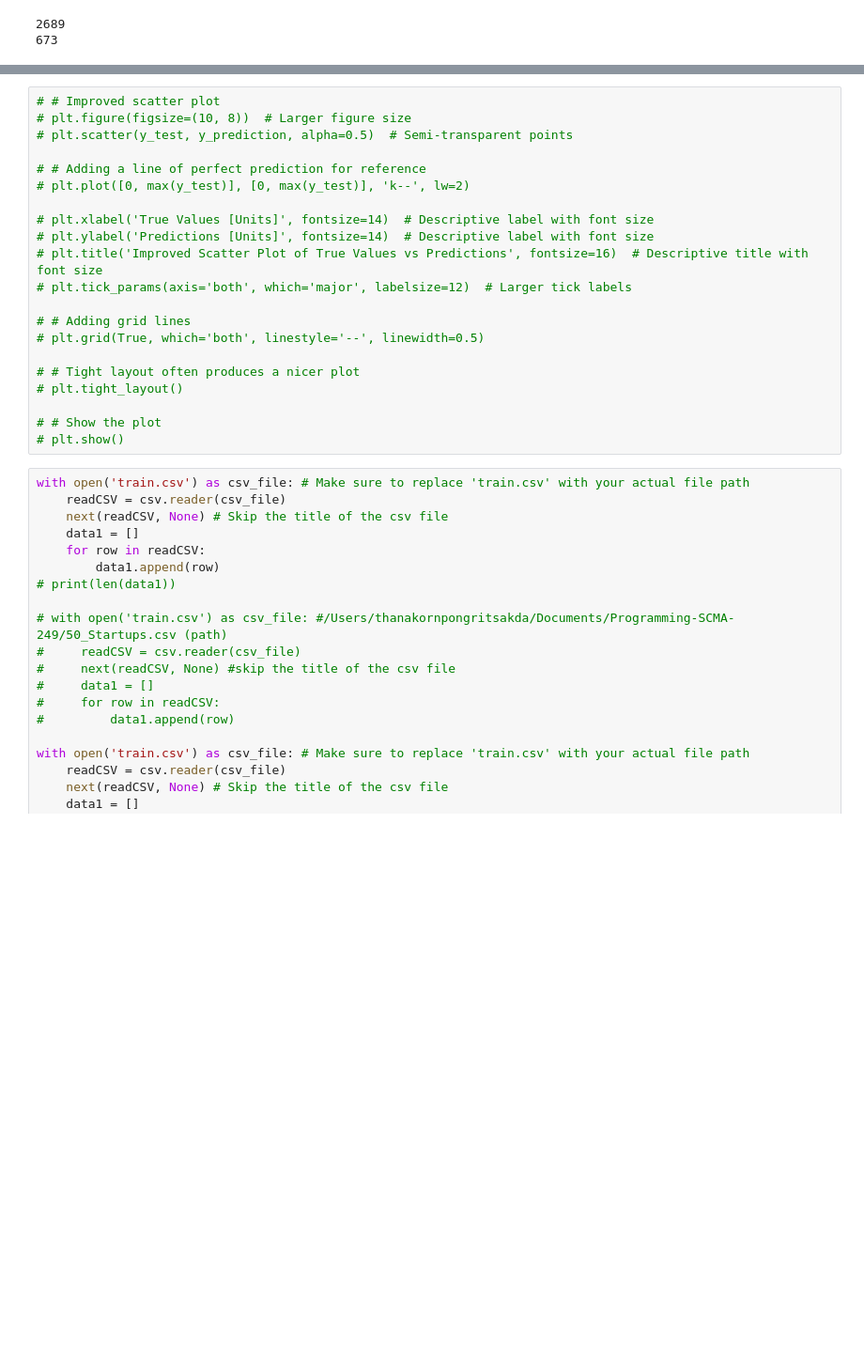
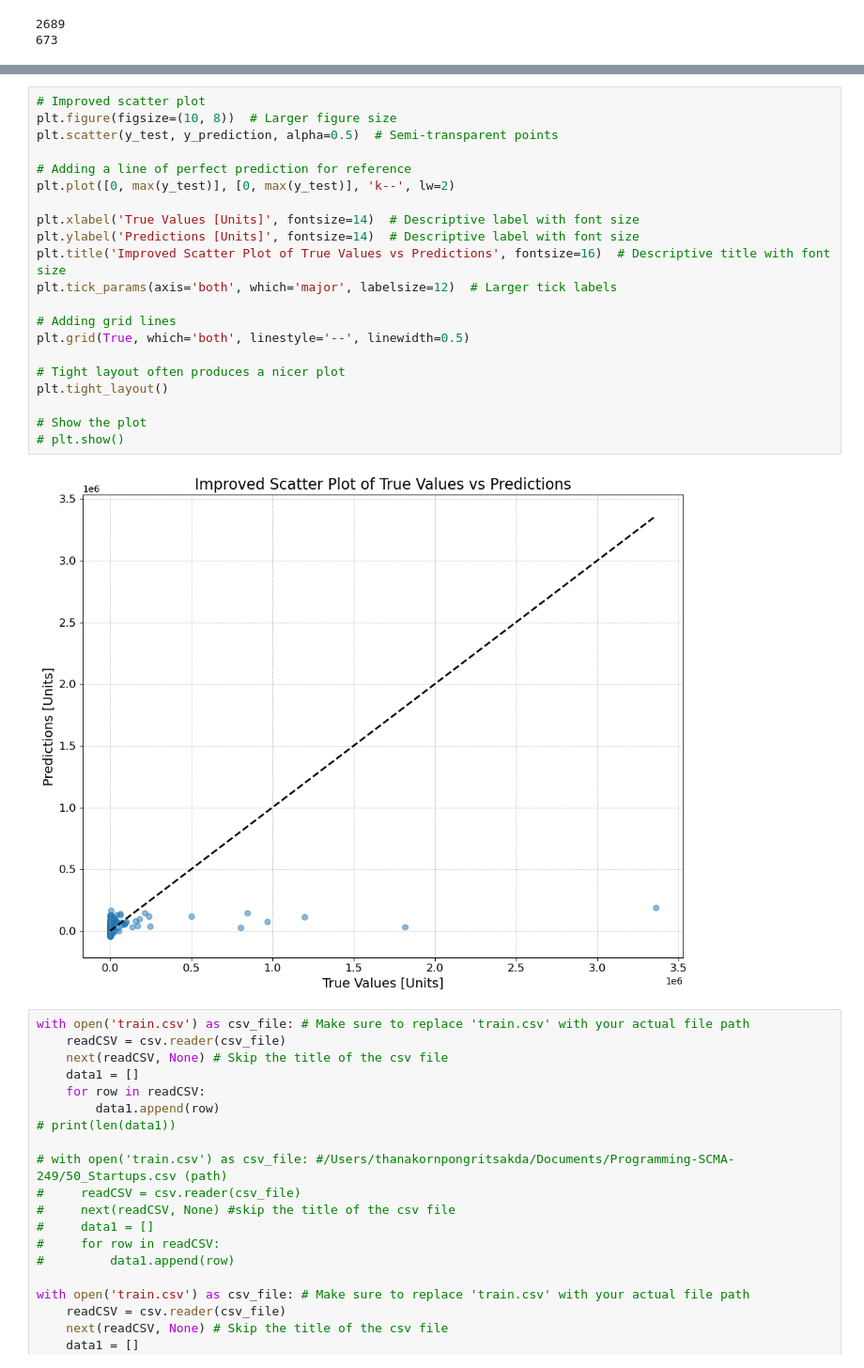
Before and after one commit to Thanakorn-p/Regression_Project, a Jupyter notebook: project.ipynb, the cells around one changed output, grey strips where cells are left out. Shown: that part at 94% size. Saved outputs shown, nothing was run; the diff lists cells and outputs as text; blank space fills up the shorter version.

```diff
--- a/project.ipynb
+++ b/project.ipynb
@@ -391,24 +391,26 @@ R-squared value: 0.5734451222172257
 # %%
-# # Improved scatter plot
-# plt.figure(figsize=(10, 8))  # Larger figure size
-# plt.scatter(y_test, y_prediction, alpha=0.5)  # Semi-transparent points
+# Improved scatter plot
+plt.figure(figsize=(10, 8))  # Larger figure size
+plt.scatter(y_test, y_prediction, alpha=0.5)  # Semi-transparent points
 
-# # Adding a line of perfect prediction for reference
-# plt.plot([0, max(y_test)], [0, max(y_test)], 'k--', lw=2)
+# Adding a line of perfect prediction for reference
+plt.plot([0, max(y_test)], [0, max(y_test)], 'k--', lw=2)
 
-# plt.xlabel('True Values [Units]', fontsize=14)  # Descriptive label with font size
-# plt.ylabel('Predictions [Units]', fontsize=14)  # Descriptive label with font size
-# plt.title('Improved Scatter Plot of True Values vs Predictions', fontsize=16)  # Descriptive title with font size
-# plt.tick_params(axis='both', which='major', labelsize=12)  # Larger tick labels
+plt.xlabel('True Values [Units]', fontsize=14)  # Descriptive label with font size
+plt.ylabel('Predictions [Units]', fontsize=14)  # Descriptive label with font size
+plt.title('Improved Scatter Plot of True Values vs Predictions', fontsize=16)  # Descriptive title with font size
+plt.tick_params(axis='both', which='major', labelsize=12)  # Larger tick labels
 
-# # Adding grid lines
-# plt.grid(True, which='both', linestyle='--', linewidth=0.5)
+# Adding grid lines
+plt.grid(True, which='both', linestyle='--', linewidth=0.5)
 
-# # Tight layout often produces a nicer plot
-# plt.tight_layout()
+# Tight layout often produces a nicer plot
+plt.tight_layout()
 
-# # Show the plot
+# Show the plot
 # plt.show()
+# %% [output]
+[figure, added]
 # %%
 with open('train.csv') as csv_file: # Make sure to replace 'train.csv' with your actual file path
     readCSV = csv.reader(csv_file)
```
Also changed, not shown: parts of 13 cells of this notebook, 3 other files.
